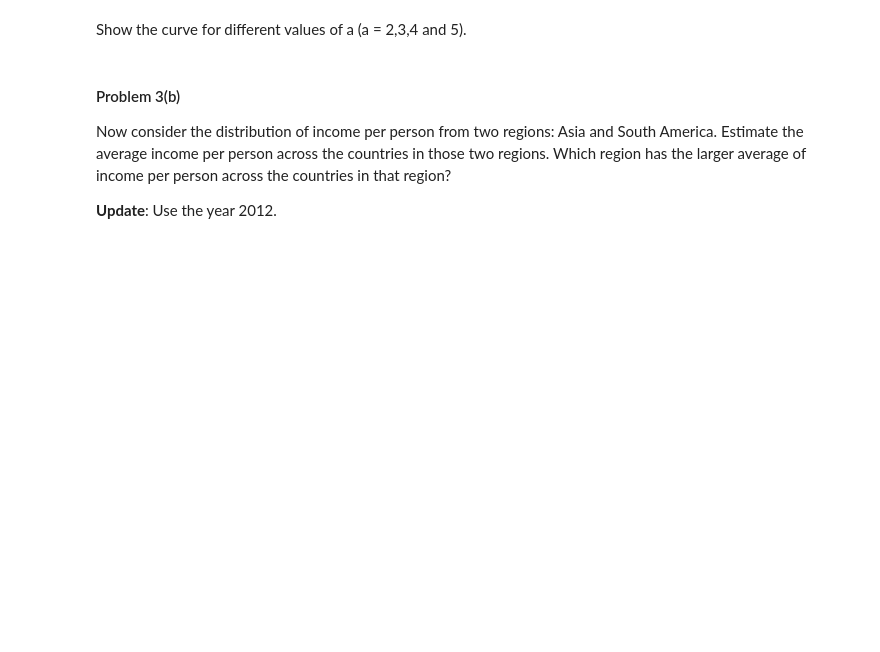
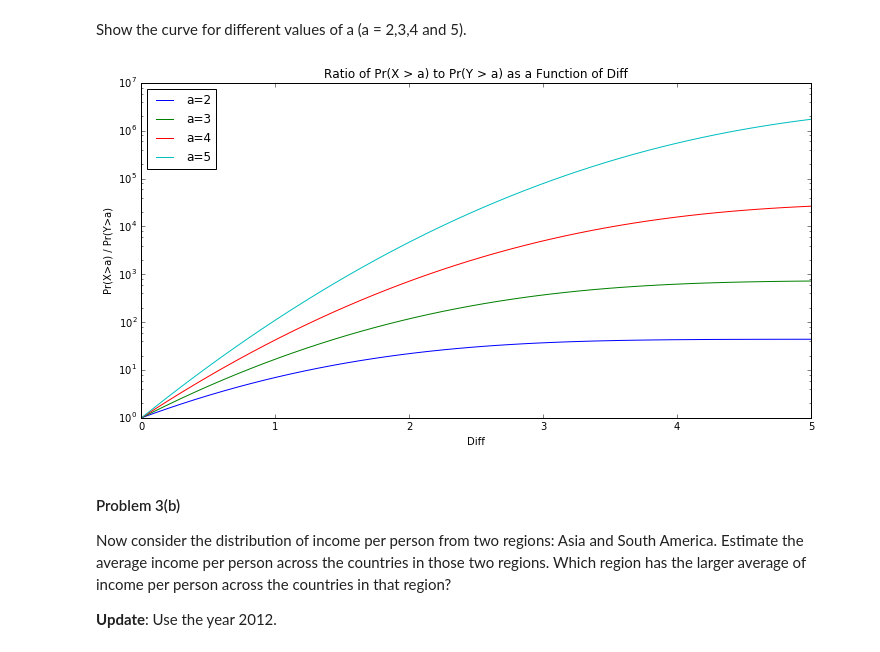
Before and after one commit to suyashSax/CS-109, a Jupyter notebook: Week 2/HW 1.ipynb, the cells around one changed output. Drawn from its saved outputs; the diff is of its cells as text; code cells hidden in the pictures; blank space fills up the shorter version.

```diff
--- a/Week 2/HW 1.ipynb
+++ b/Week 2/HW 1.ipynb
@@ -453,3 +452,46 @@ Example
+# %%
+#your code here
+import scipy.stats
+import matplotlib.pyplot as plt
+%matplotlib inline
+
+norm =  scipy.stats.norm
+
+def ratioNormals(diff, a):
+    domain = np.linspace(-5,5, num=200)
+
+    mu_Y = 0
+    mu_X = diff
+    std_X = 1
+    std_Y = 1
+
+    # It's a probability between 0 and 1 -> i.e. proportion
+    P_X = 1 - norm(mu_X, std_X).cdf(a)
+    P_Y = 1 - norm(mu_Y, std_Y).cdf(a)
+    # Alt. use Survival func = norm.sf()
+
+    return P_X/P_Y
+
+def plotRatios(diffs):
+    a_vals = [2, 3, 4, 5]
+    fig = plt.figure(figsize=(12,6))
+
+    for a in a_vals:
+        ratios = [ratioNormals(diff, a) for diff in diffs]
+        plt.plot(diffs, ratios)
+
+    # Labels
+    plt.legend(["a={}".format(a) for a in a_vals], loc=0);
+    plt.xlabel('Diff');
+    plt.ylabel('Pr(X>a) / Pr(Y>a)');
+    plt.title('Ratio of Pr(X > a) to Pr(Y > a) as a Function of Diff');
+
+    # Need a log scale to view curve
+    plt.yscale('log')
+# %%
+plotRatios(np.linspace(0, 5, 50))
+# %% [output]
+[figure, added]
 # %% [markdown]
 #### Problem 3(b)
 
```
Also changed, not shown: parts of 15 cells of this notebook.
